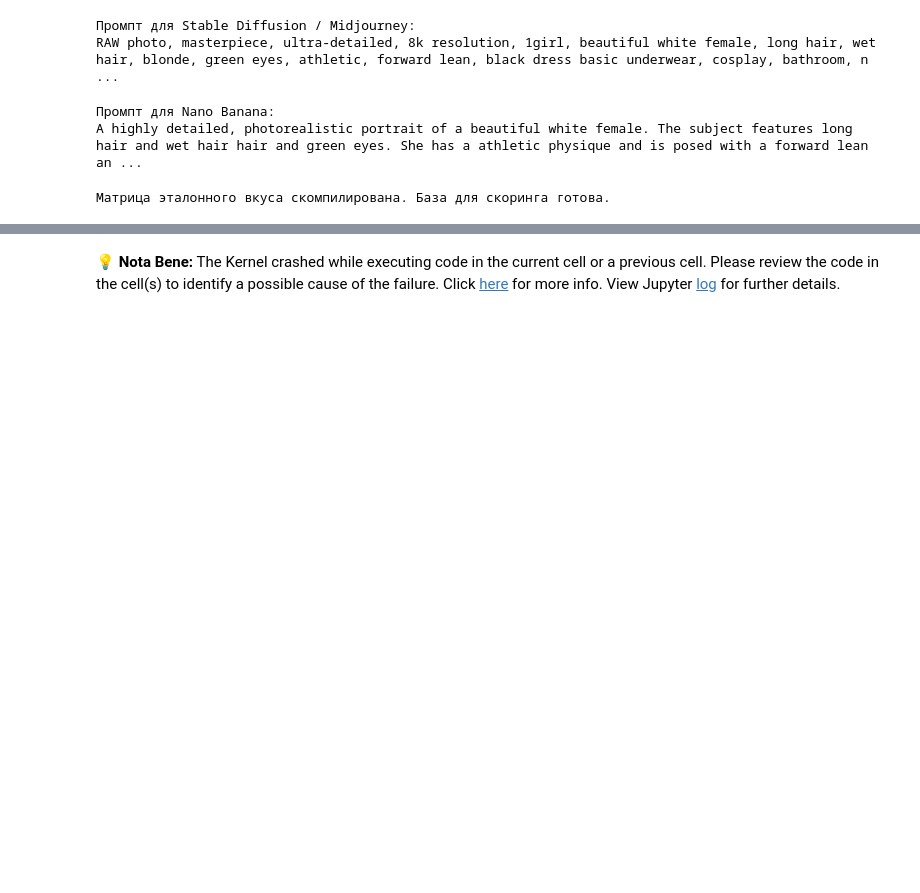
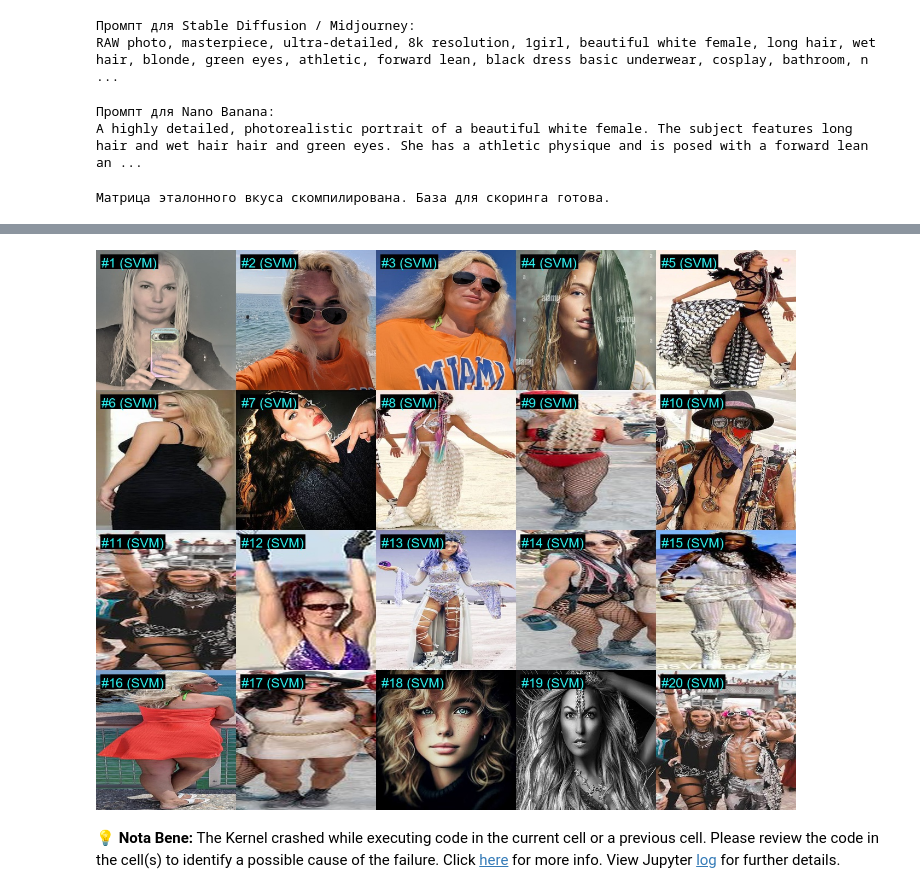
Before and after one commit to AlexPoloAI/Alex-Polo-AI-Portfolio, a Jupyter notebook: ITAI_1378_Labs/Attractor_Project/notebooks/attractor_main.ipynb, the cells around one changed output, grey strips where cells are left out. Saved outputs shown, nothing was run; the diff lists cells and outputs as text; code cells hidden in the pictures; blank space fills up the shorter version.

```diff
--- a/ITAI_1378_Labs/Attractor_Project/notebooks/attractor_main.ipynb
+++ b/ITAI_1378_Labs/Attractor_Project/notebooks/attractor_main.ipynb
@@ -695,0 +788,71 @@ else:
+# %%
+if RUN_SVM_PIPELINE:
+    print("\n[СИСТЕМА] Анализ целевых лиц алгоритмом SVM...")
+    # Сканируем tmp_dir, куда YOLO нарезал кропы
+    target_files = [f for f in os.listdir(tmp_dir) if f.lower().endswith(('.png', '.jpg', '.jpeg'))]
+
+    results_svm = []
+    for file in target_files:
+        path = os.path.join(tmp_dir, file)
+        feat = extract_features(path)
+        if feat is not None:
+            score = float(clf.decision_function([feat])[0])
+            results_svm.append({'filename': file, 'path': path, 'score': score})
+
+    results_svm.sort(key=lambda x: x['score'], reverse=True)
+    top_20_svm = results_svm[:20]
+
+    with open(os.path.join(results_SVM_dir, "top_20_svm_cache.json"), 'w') as f:
+        json.dump(top_20_svm, f, indent=4)
+
+    print("=== ТАБЛИЦА РЕЛЕВАНТНОСТИ (TOP-20) по алгоритму SVM ===")
+    for rank, item in enumerate(top_20_svm, 1):
+        norm_score = round(item['score'], 4)
+        print(f"#{rank:<4} | Score: {norm_score:<7} | {item['filename']}")
+
+    if top_20_svm:
+        thumb_size = 256
+        cols, rows = 5, 4
+        grid_width = cols * thumb_size
+        grid_height = rows * thumb_size
+        master_grid = Image.new('RGB', (grid_width, grid_height), color='black')
+
+        try:
+            font = ImageFont.truetype("arial.ttf", 24)
+        except IOError:
+            font = ImageFont.load_default()
+
+        for idx, item in enumerate(top_20_svm):
+            if idx >= cols * rows: break
+            img_path = item["path"].replace("\\", "/")
+            try:
+                with Image.open(img_path) as img:
+                    resized_img = img.resize((thumb_size, thumb_size), Image.Resampling.LANCZOS)
+                    draw = ImageDraw.Draw(resized_img)
+                    text = f"#{idx + 1} (SVM)"
+
+                    text_bbox = draw.textbbox((0, 0), text, font=font)
+                    text_width = text_bbox[2] - text_bbox[0]
+                    text_height = text_bbox[3] - text_bbox[1]
+
+                    x_padding, y_padding = 10, 10
+                    bg_rect = [x_padding - 2, y_padding - 2, x_padding + text_width + 2, y_padding + text_height + 2]
+
+                    draw.rectangle(bg_rect, fill="black")
+                    draw.text((x_padding, y_padding), text, fill="cyan", font=font)
+
+                    pos_x = (idx % cols) * thumb_size
+                    pos_y = (idx // cols) * thumb_size
+                    master_grid.paste(resized_img, (pos_x, pos_y))
+            except Exception as e:
+                pass
+
+        safe_output_path = os.path.join(results_SVM_dir, "top_20_grid_svm.jpg")
+        master_grid.save(safe_output_path, format='JPEG', quality=95)
+        master_grid.close()
+
+        print(f"[СИСТЕМА] Графическая сетка по алгоритму SVM аппаратно сохранена на SSD: {safe_output_path}")
+        display(IPyImage(filename=safe_output_path))
+    else:
+        print("В целевой директории не найдено ни одного подходящего совпадения по алгоритму SVM.")
+# %% [output]
@@ -696,3 +876,4 @@ else:
+[figure, added]
 # %% [markdown]
 💡 **Nota Bene:** The Kernel crashed while executing code in the current cell or a previous cell.
 Please review the code in the cell(s) to identify a possible cause of the failure.
```
Also changed, not shown: parts of 12 cells of this notebook.
